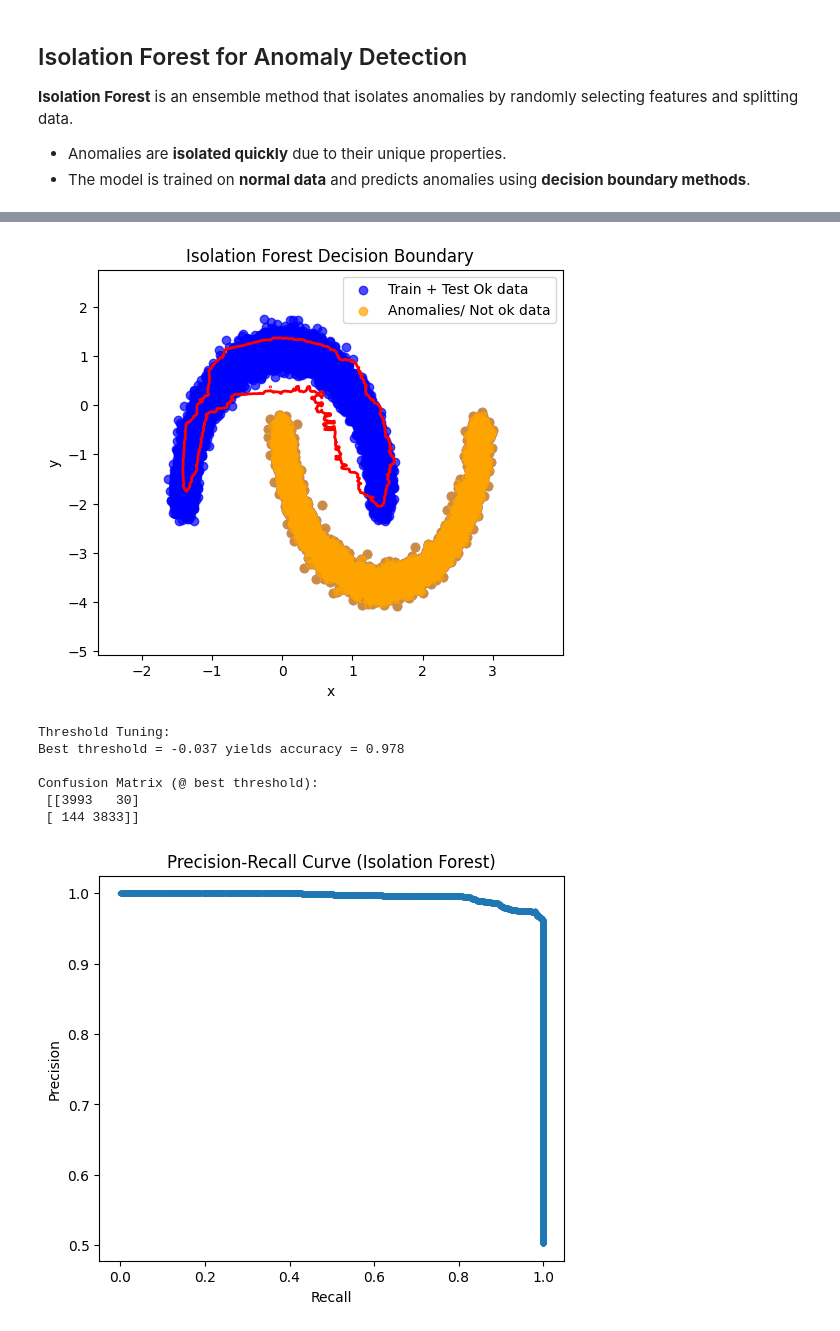
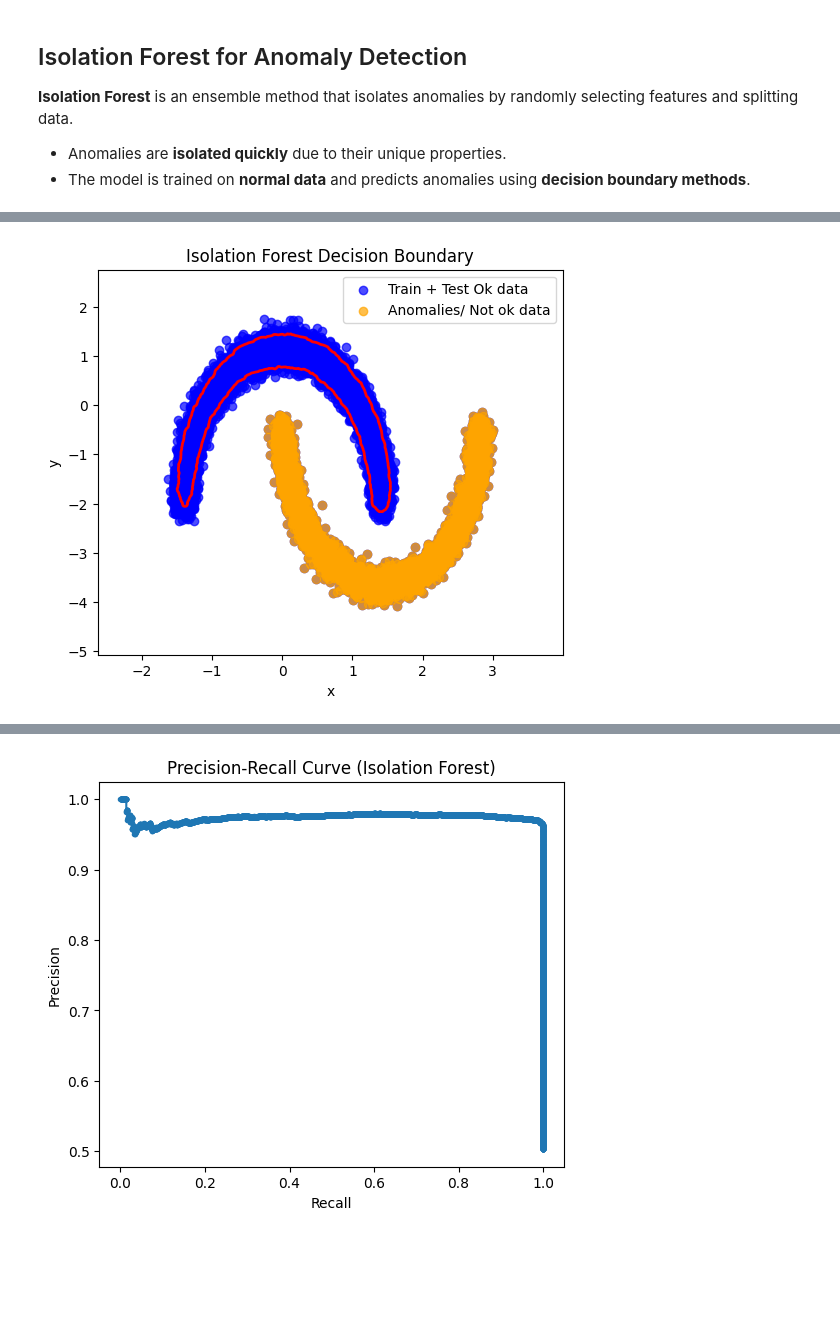
Before and after one commit to AnanyaaPal/Anomaly-Detection, a Jupyter notebook: task.ipynb, the cells around one changed output, grey strips where cells are left out. Cells and saved outputs as stored; diff of their text form; code cells hidden in the pictures; blank space fills up the shorter version.

```diff
--- a/task.ipynb
+++ b/task.ipynb
@@ -142,16 +142,16 @@ y_all = np.hstack([np.ones(len(X_train_scaled)), y_val])
 # Set up GridSearchCV to test different kernels, nu, gamma, and polynomial degree
 #    Using accuracy as the scoring metric.
 param_grid = {
-    "kernel": ["linear", "rbf", "sigmoid"],
-    "nu": [0.05, 0.1, 0.2, 0.25, 0.27, 0.3, 0.35, 0.4, 0.45, 0.5],
-    "gamma": ["scale", "auto"],
+    "kernel": ["rbf"],
+    "nu": [0.05, 0.08, 0.1, 0.12],
+    "gamma": [0.05, 0.08, 0.1, 0.2],
 }
 
 def accuracy_scoring(estimator, X, y, **kwargs):
     y_pred = estimator.predict(X)
     return accuracy_score(y, y_pred)
 
-scorer = make_scorer(accuracy_scoring, greater_is_better=True)
+scorer = make_scorer(accuracy_score, greater_is_better=True)
 
 grid_search = GridSearchCV(
     estimator=OneClassSVMWrapper(),  # Wrapper class that supports get_params/set_params
@@ -347,15 +330,15 @@ y_all = np.hstack([np.ones(len(X_train_scaled)), y_val])
 # Set up GridSearchCV to test different n_neighbors and contamination values
 #    Using accuracy as the scoring metric.
 param_grid = {
-    "n_neighbors": [5,10,20,30,40,50,80,100],
-    "contamination": ["auto", 0.01, 0.02, 0.05, 0.1, 0.2, 0.3, 0.4, 0.5]
+    "n_neighbors": [20, 30, 40],
+    "contamination": ['auto', 0.2, 0.3, 0.4]
 }
 
 def accuracy_scoring_lof(estimator, X, y, **kwargs):
     y_pred = estimator.predict(X)
     return accuracy_score(y, y_pred)
 
-scorer = make_scorer(accuracy_scoring_lof, greater_is_better=True)
+scorer = make_scorer(accuracy_score, greater_is_better=True)
 
 grid_search = GridSearchCV(
     estimator=LocalOutlierFactorModel(novelty=True),  # novelty=True enables predict on new data
@@ -535,9 +501,9 @@ y_all = np.hstack([np.ones(len(X_train_scaled)), y_val])  # +1 for normal (train
 
 # GridSearchCV using accuracy
 param_grid = {
-    "n_estimators":   [100, 200],
+    "n_estimators":   [200, 300],
     "max_samples":    ["auto", 0.5, 0.8],
-    "contamination":  ["auto", 0.05, 0.1],
+    "contamination":  ["auto", 0.2, 0.3, 0.4, 0.5],
     "max_features":   [1.0, 0.8],
     "random_state":   [42]
 }
@@ -546,7 +512,7 @@ def accuracy_scoring_iso(estimator, X, y, **kwargs):
     y_pred = estimator.predict(X)
     return accuracy_score(y, y_pred)
 
-scorer = make_scorer(accuracy_scoring_iso, greater_is_better=True)
+scorer = make_scorer(accuracy_score, greater_is_better=True)
 
 grid_search = GridSearchCV(
     estimator=IsolationForestModel(),
@@ -679,0 +642 @@ TypeError: accuracy_scoring_iso() missing 1 required positional argument: 'y'
+[figure, new version]
@@ -693,11 +649,4 @@ f1_score: 0.942
-[figure, old version]
-Threshold Tuning:
-Best threshold = -0.037 yields accuracy = 0.978
-
-Confusion Matrix (@ best threshold):
- [[3993   30]
- [ 144 3833]]
-[figure, old version]
+[figure, new version]
 # %% [markdown]
 <a id="model-performance-comparison"></a>
 ## Model Performance Comparison
```
Also changed, not shown: parts of 4 cells of this notebook.
